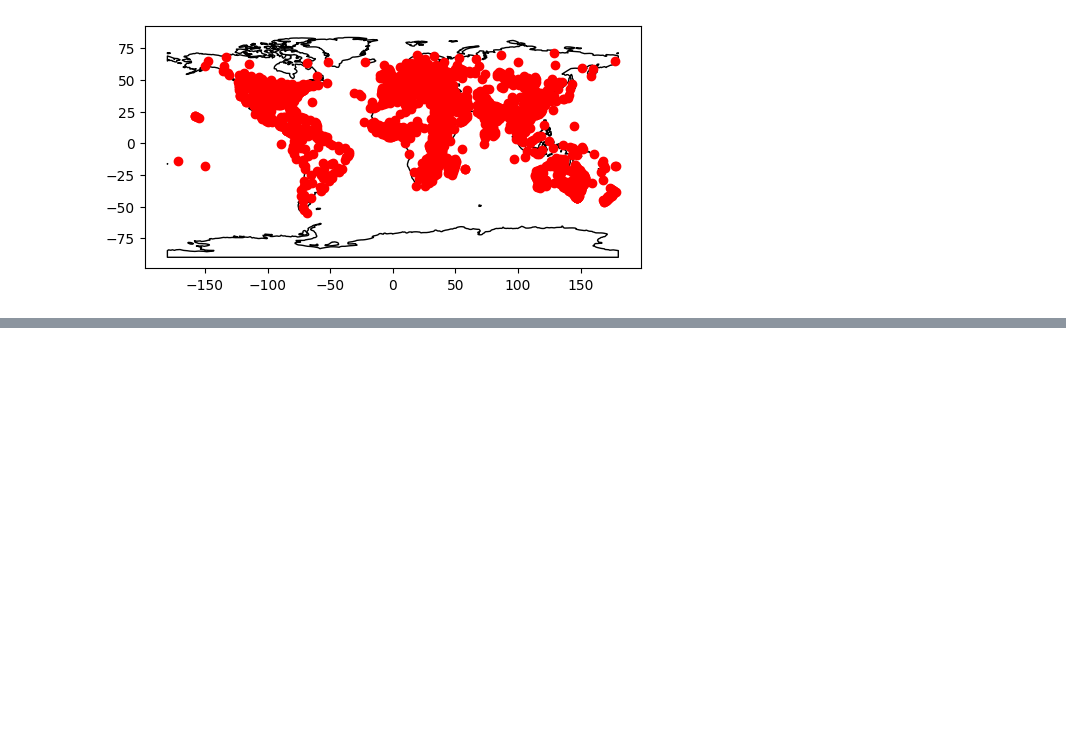
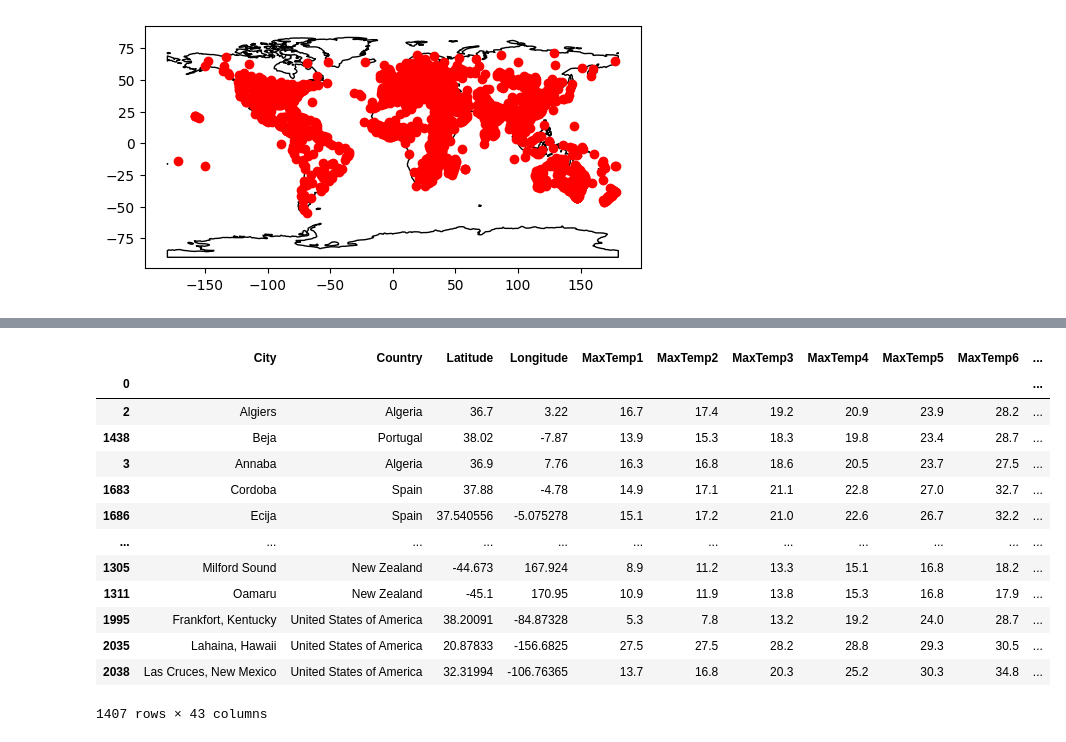
Before and after one commit to claceypersonal/Weather_Similarity, a Jupyter notebook: Data Retrieval/weathermanip.ipynb, the cells around one changed output, grey strips where cells are left out. Drawn from its saved outputs; the diff is of its cells as text; code cells hidden in the pictures; blank space fills up the shorter version.

```diff
--- a/Data Retrieval/weathermanip.ipynb
+++ b/Data Retrieval/weathermanip.ipynb
@@ -70,0 +123,7 @@ gdf
+# %%
+def wthr_distance(y, x):
+    z = x.to_numpy()[4:40].astype(float)
+    wthrdist = np.linalg.norm(y-z)
+    return wthrdist
+# %%
+kabul = fixpt_creator(gdf_copy.iloc[0], False)
@@ -70,0 +149,19 @@ gdf
+# %%
+gdf_copy['weather_dist'] = gdf_copy.apply(lambda row: wthr_distance(kabul, row), axis=1)
+# %%
+gdf_copy.sort_values(by=['weather_dist'])
+# %% [output]
+|  | City | Country | Latitude | Longitude | MaxTemp1 | MaxTemp2 | MaxTemp3 | MaxTemp4 | MaxTemp5 | MaxTemp6 | ... |
+| 0 |  |  |  |  |  |  |  |  |  |  | ... |
+| 2 | Algiers | Algeria | 36.7 | 3.22 | 16.7 | 17.4 | 19.2 | 20.9 | 23.9 | 28.2 | ... |
+| 1438 | Beja | Portugal | 38.02 | -7.87 | 13.9 | 15.3 | 18.3 | 19.8 | 23.4 | 28.7 | ... |
+| 3 | Annaba | Algeria | 36.9 | 7.76 | 16.3 | 16.8 | 18.6 | 20.5 | 23.7 | 27.5 | ... |
+| 1683 | Cordoba | Spain | 37.88 | -4.78 | 14.9 | 17.1 | 21.1 | 22.8 | 27.0 | 32.7 | ... |
+| 1686 | Ecija | Spain | 37.540556 | -5.075278 | 15.1 | 17.2 | 21.0 | 22.6 | 26.7 | 32.2 | ... |
+| ... | ... | ... | ... | ... | ... | ... | ... | ... | ... | ... | ... |
+| 1305 | Milford Sound | New Zealand | -44.673 | 167.924 | 8.9 | 11.2 | 13.3 | 15.1 | 16.8 | 18.2 | ... |
+| 1311 | Oamaru | New Zealand | -45.1 | 170.95 | 10.9 | 11.9 | 13.8 | 15.3 | 16.8 | 17.9 | ... |
+| 1995 | Frankfort, Kentucky | United States of America | 38.20091 | -84.87328 | 5.3 | 7.8 | 13.2 | 19.2 | 24.0 | 28.7 | ... |
+| 2035 | Lahaina, Hawaii | United States of America | 20.87833 | -156.6825 | 27.5 | 27.5 | 28.2 | 28.8 | 29.3 | 30.5 | ... |
+| 2038 | Las Cruces, New Mexico | United States of America | 32.31994 | -106.76365 | 13.7 | 16.8 | 20.3 | 25.2 | 30.3 | 34.8 | ... |
+1407 rows × 43 columns
```
Also changed, not shown: parts of 19 cells of this notebook.
